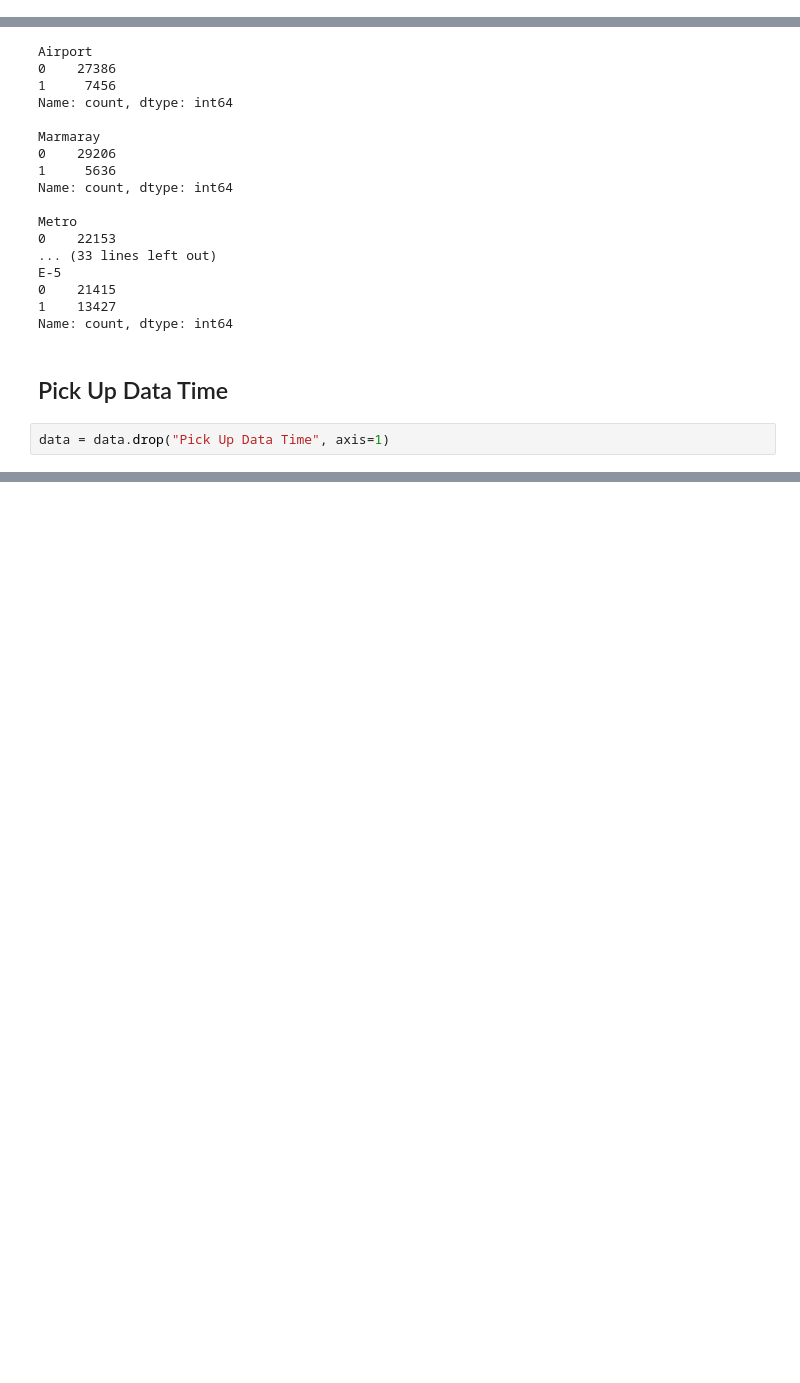
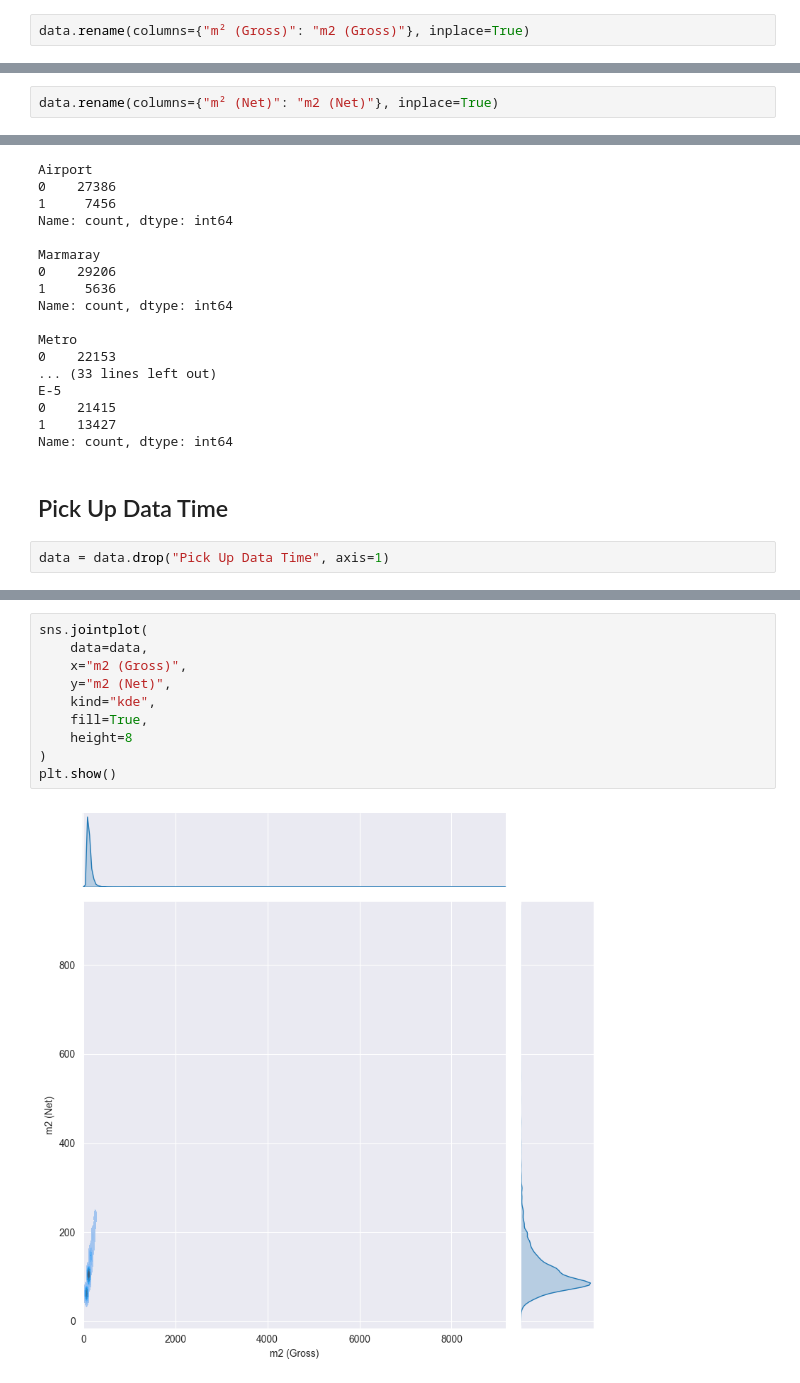
Before and after one commit to muhammetcubukluoz/IstanbulHousePricePrediction_ML, a Jupyter notebook: istanbul_house_price_prediction.ipynb, the cells around one changed output, grey strips where cells are left out. Drawn from its saved outputs; the diff is of its cells as text; blank space fills up the shorter version.

```diff
--- a/istanbul_house_price_prediction.ipynb
+++ b/istanbul_house_price_prediction.ipynb
@@ -217,6 +217,8 @@ data.loc[mask, "m² (Gross)"] = data.loc[mask, "m² (Gross)"] / 10
 print(data.loc[mask, ["m² (Gross)", "m² (Net)", "Price (TL)"]])"""
 # %% [output]
 'data["m² (Gross)"] = data["m² (Gross)"].astype(float)\nmask = data["m² (Gross)"] >= 1000\ndata.loc[mask, "m² (Gross)"] = data.loc[mask, "m² (Gross)"] / 10\n\nprint(data.loc[mask, ["m² (Gross)", "m² ( ...
+# %%
+data.rename(columns={"m² (Gross)": "m2 (Gross)"}, inplace=True)
 # %% [markdown]
 ## m² (Net)
 # %%
@@ -242,6 +244,8 @@ data["m² (Net)"] = data["m² (Net)"].fillna(data["m² (Net)"].median())
 data[data["m² (Net)"].isna()].index
 # %% [output]
 Index([], dtype='int64')
+# %%
+data.rename(columns={"m² (Net)": "m2 (Net)"}, inplace=True)
 # %% [markdown]
 ## Number of rooms
 # %%
@@ -617,0 +718,12 @@ data = data.drop("Pick Up Data Time", axis=1)
+# %%
+sns.jointplot(
+    data=data,
+    x="m2 (Gross)",
+    y="m2 (Net)",
+    kind="kde",
+    fill=True,
+    height=8
+)
+plt.show()
+# %% [output]
+[figure, added]
```
Also changed, not shown: parts of 16 cells of this notebook.
